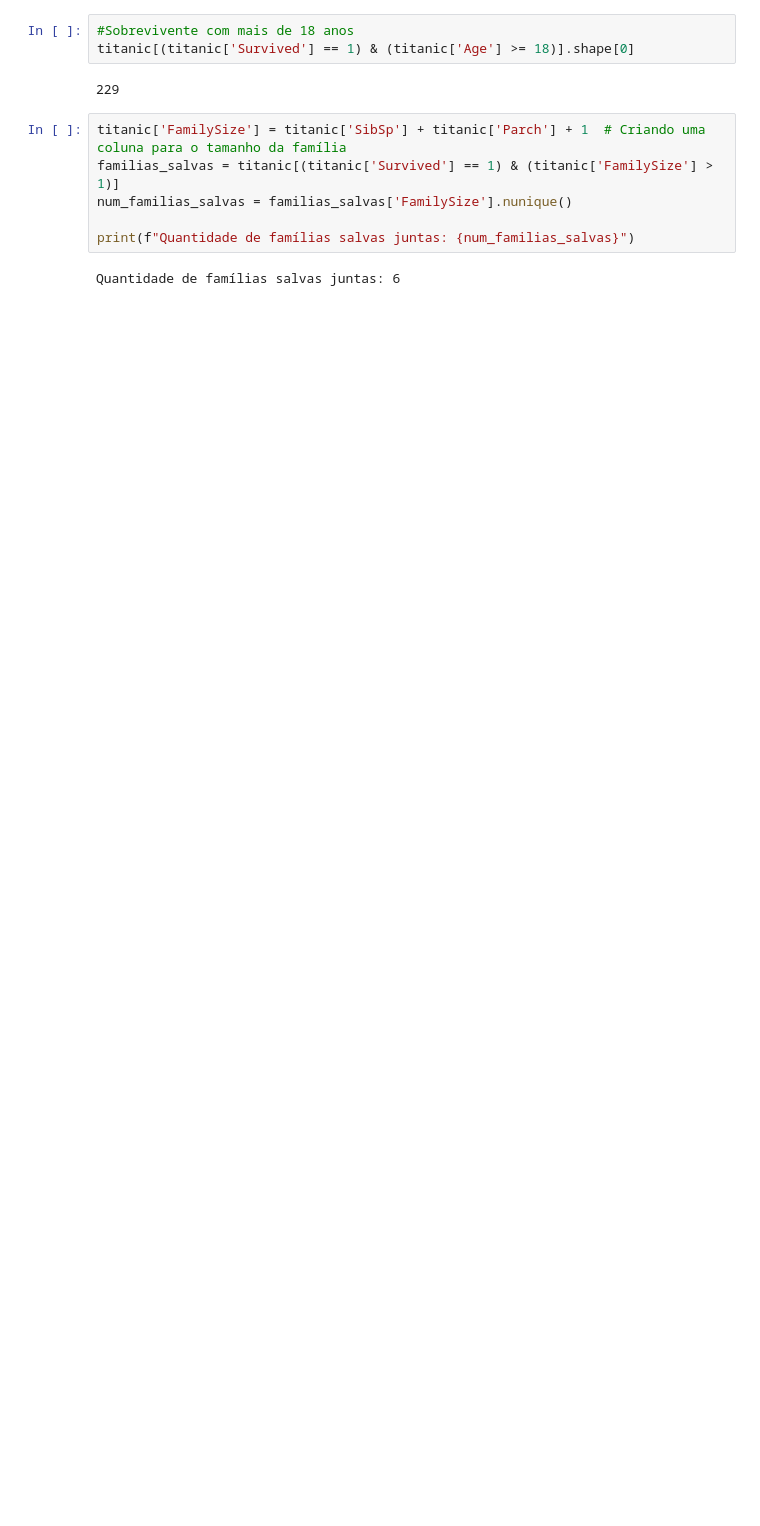
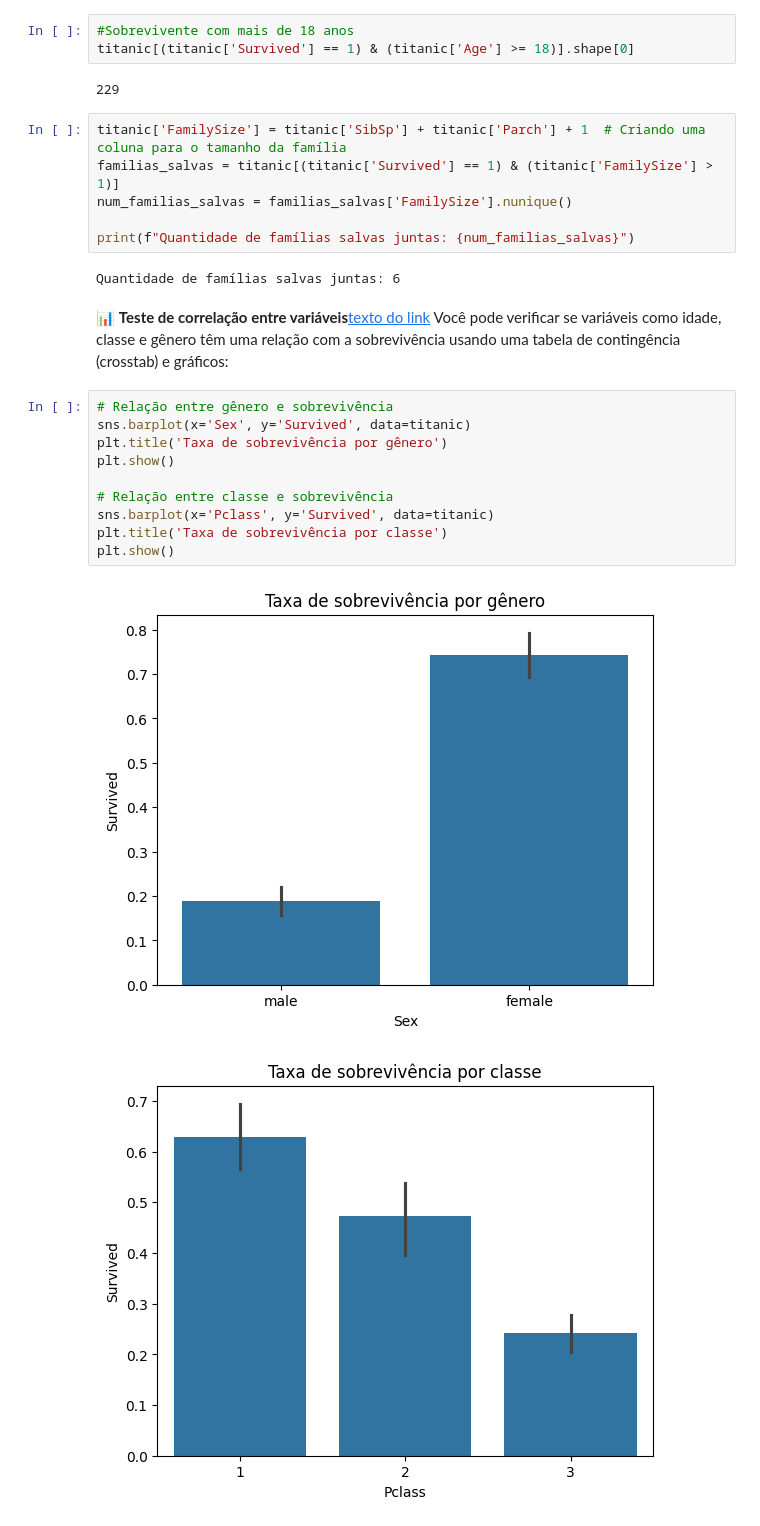
Before and after one commit to Guilherme0202PM/A, a Jupyter notebook: Titanic.ipynb, the cells around one changed output. Drawn from its saved outputs; the diff is of its cells as text; blank space fills up the shorter version.

```diff
--- a/Titanic.ipynb
+++ b/Titanic.ipynb
@@ -152,3 +152,19 @@ num_familias_salvas = familias_salvas['FamilySize'].nunique()
 print(f"Quantidade de famílias salvas juntas: {num_familias_salvas}")
 # %% [output]
 Quantidade de famílias salvas juntas: 6
+# %% [markdown]
+📊 **Teste de correlação entre variáveis**[texto do link](https://)
+Você pode verificar se variáveis como idade, classe e gênero têm uma relação com a sobrevivência usando uma tabela de contingência (crosstab) e gráficos:
+# %%
+# Relação entre gênero e sobrevivência
+sns.barplot(x='Sex', y='Survived', data=titanic)
+plt.title('Taxa de sobrevivência por gênero')
+plt.show()
+
+# Relação entre classe e sobrevivência
+sns.barplot(x='Pclass', y='Survived', data=titanic)
+plt.title('Taxa de sobrevivência por classe')
+plt.show()
+# %% [output]
+[figure, added]
+[figure, added]
```
Also changed, not shown: parts of 2 cells of this notebook.
